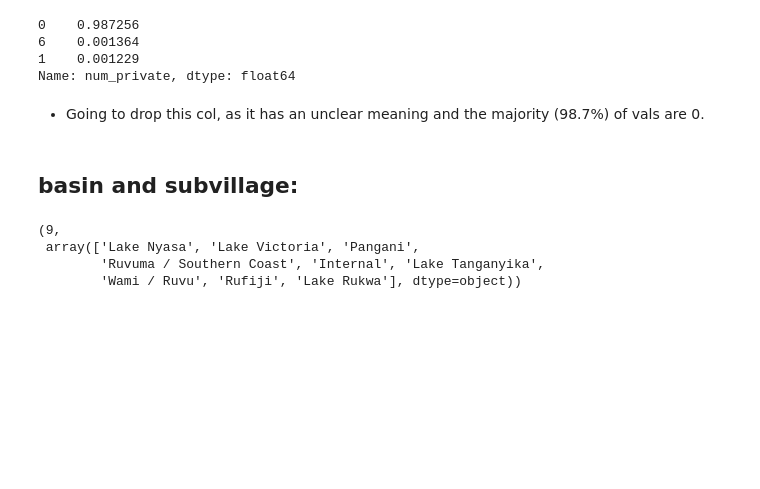
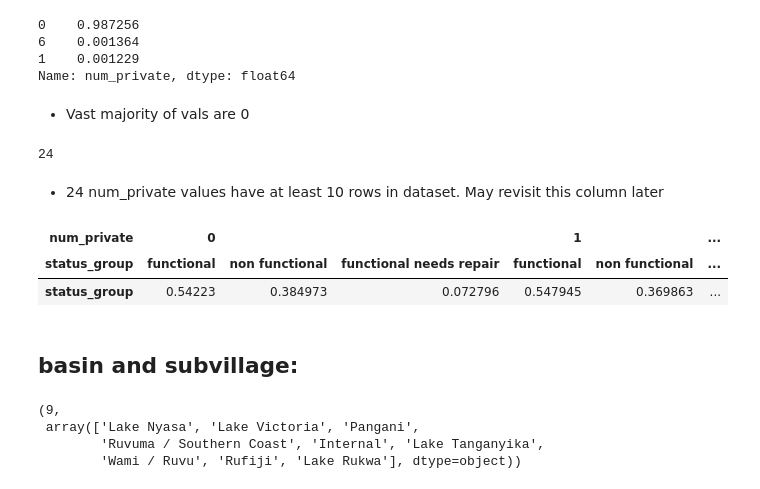
Before and after one commit to heefjones/quenching_tanzania, a Jupyter notebook: cleaning.ipynb, the cells around one changed output. Saved outputs shown, nothing was run; the diff lists cells and outputs as text; code cells hidden in the pictures; blank space fills up the shorter version.

```diff
--- a/cleaning.ipynb
+++ b/cleaning.ipynb
@@ -174,3 +157,6 @@ features['funder'] = features['funder'].where(features['funder'].isin(top_funder
+# %%
+# cast this col from int to float
+features.gps_height = features.gps_height.astype(float)
 # %%
 features[['gps_height']].describe().T
 # %% [output]
@@ -299,8 +290,30 @@ features['num_private'].value_counts(normalize=True).head(3)
 6    0.001364
 1    0.001229
 Name: num_private, dtype: float64
-# %% [markdown]
-- Going to drop this col, as it has an unclear meaning and the majority (98.7%) of vals are 0.
+# %% [markdown]
+- Vast majority of vals are 0
+# %%
+# get counts of rows for each num_private value
+num_privates = features.num_private.value_counts()
+
+# at least 10 rows
+top_num_privates = num_privates[num_privates >= 10].index.tolist()
+vals = num_privates[num_privates >= 10].values.tolist()
+
+len(top_num_privates)
+# %% [output]
+24
+# %% [markdown]
+- 24 num_private values have at least 10 rows in dataset. May revisit this column later
+# %%
+# subset df where num_private values have at least 10 rows
+at_least_10 = features[features['num_private'].isin(top_num_privates)]
+# %%
+at_least_10.groupby(['num_private'])['status_group'].value_counts(normalize=True).to_frame().T
+# %% [output]
+| num_private | 0 |  |  | 1 |  | ... |
+| status_group | functional | non functional | functional needs repair | functional | non functional | ... |
+| status_group | 0.54223 | 0.384973 | 0.072796 | 0.547945 | 0.369863 | ... |
 # %% [markdown]
 ## basin and subvillage:
 # %%
```
Also changed, not shown: parts of 142 cells of this notebook, 5 other files.
